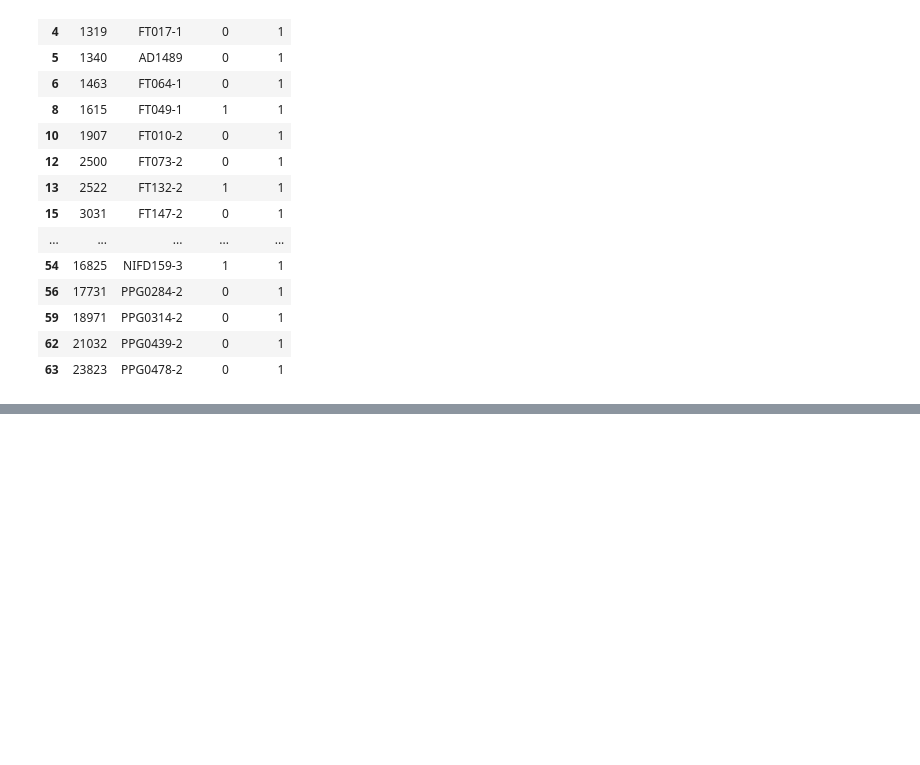
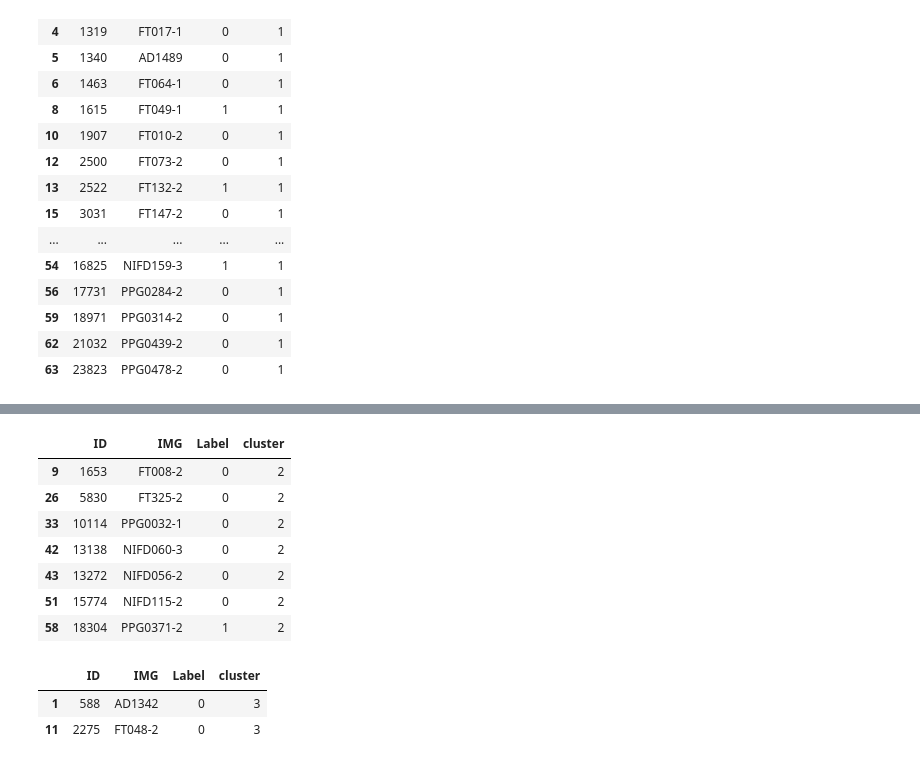
Before and after one commit to fabianp/gray_matter, a Jupyter notebook: cluster_metric.ipynb, the cells around one changed output, grey strips where cells are left out. Drawn from its saved outputs; the diff is of its cells as text; code cells hidden in the pictures; blank space fills up the shorter version.

```diff
--- a/cluster_metric.ipynb
+++ b/cluster_metric.ipynb
@@ -120,0 +158,23 @@ T1_filtered[T1_filtered.cluster == 1]
+# %%
+# images in both cluster 2
+tmp2 = T1_filtered[T1_filtered.cluster == 2]
+IDS_t0 = T0_filtered[T0_filtered.cluster == 2].ID.unique()
+tmp2.select(lambda j: tmp2.loc[j].ID in IDS_t0)
+# %% [output]
+|  | ID | IMG | Label | cluster |
+| 9 | 1653 | FT008-2 | 0 | 2 |
+| 26 | 5830 | FT325-2 | 0 | 2 |
+| 33 | 10114 | PPG0032-1 | 0 | 2 |
+| 42 | 13138 | NIFD060-3 | 0 | 2 |
+| 43 | 13272 | NIFD056-2 | 0 | 2 |
+| 51 | 15774 | NIFD115-2 | 0 | 2 |
+| 58 | 18304 | PPG0371-2 | 1 | 2 |
+# %%
+# images in both cluster 3
+tmp2 = T1_filtered[T1_filtered.cluster == 3]
+IDS_t0 = T0_filtered[T0_filtered.cluster == 3].ID.unique()
+tmp2.select(lambda j: tmp2.loc[j].ID in IDS_t0)
+# %% [output]
+|  | ID | IMG | Label | cluster |
+| 1 | 588 | AD1342 | 0 | 3 |
+| 11 | 2275 | FT048-2 | 0 | 3 |
```
Also changed, not shown: parts of 4 cells of this notebook.
